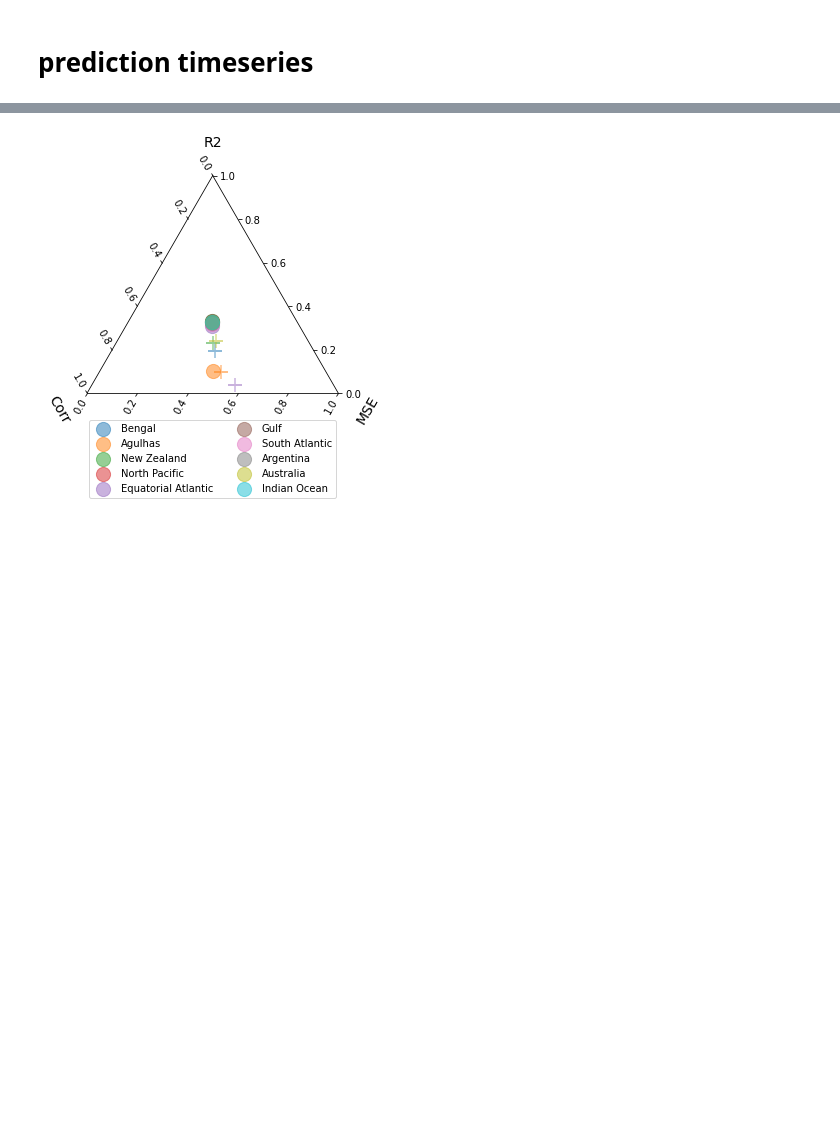
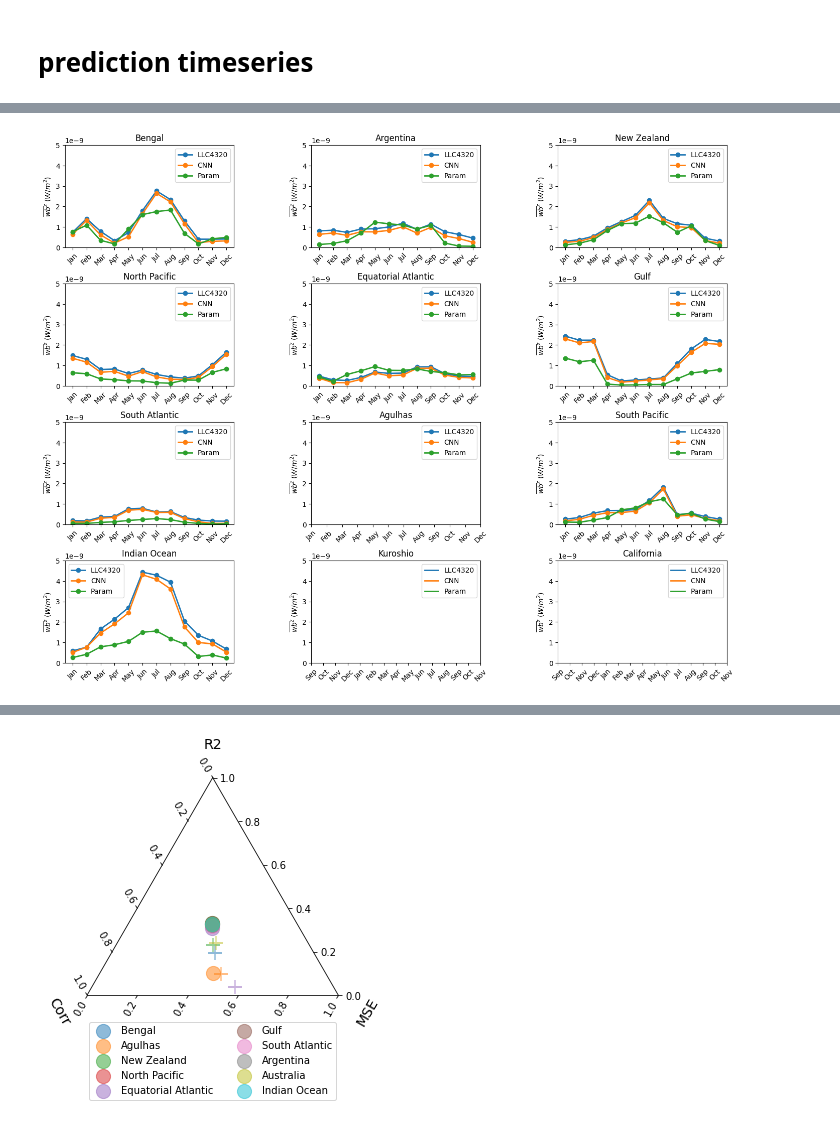
Before and after one commit to abodner/submeso_ML, a Jupyter notebook: notebooks/diagnostics/diagnostics.ipynb, the cells around one changed output, grey strips where cells are left out. Saved outputs shown, nothing was run; the diff lists cells and outputs as text; code cells hidden in the pictures; blank space fills up the shorter version.

```diff
--- a/notebooks/diagnostics/diagnostics.ipynb
+++ b/notebooks/diagnostics/diagnostics.ipynb
@@ -333,43 +415,51 @@ for i_loc in range(10):
 # %%
-fig, axes = plt.subplots(nrows=3, ncols=4,figsize=(15,8))
-fig.tight_layout(pad=3.0)
+fig, axes = plt.subplots(nrows=3, ncols=4,figsize=(15,12))
+fig.tight_layout(pad=5.0)
 
 for i_loc in range(12):
     if i_loc<10:
-        ax = plt.subplot(3,4,i_loc+1)
+        ax = plt.subplot(4,3,i_loc+1)
         my_xticks = [ 'Jan', 'Feb', 'Mar', 'Apr', 'May', 'Jun', 'Jul','Aug','Sep', 'Oct','Nov','Dec',]
         plt.xticks(np.arange(0,12,1), my_xticks,rotation = 45);
         if i_loc==0 or 3 or 6:
-            plt.ylabel('Submesoscale fluxes')
+            plt.ylabel(r'$\overline{wb}^z\ (W/m^2)$')
         plt.plot(np.roll(WB_sg_loc_time_mean[i_loc],-4),'o-',linewidth=2,label='LLC4320')
         plt.plot(np.roll(WB_cnn_loc_time_mean[i_loc],-4),'o-',linewidth=2,label='CNN')
         plt.plot(np.roll(WB_param_loc_time_mean[i_loc],-4),'o-',linewidth=2,label='Param')
 
         plt.title(label_list[i_loc])
         #if i_loc==0:
         plt.ylim([0,5e-9])
         plt.legend()
         #corr_loc[i_loc]
     else:
-        ax = plt.subplot(3,4,i_loc+1)
+        ax = plt.subplot(4,3,i_loc+1)
         my_xticks = ['Sep', 'Oct','Nov','Dec', 'Jan', 'Feb', 'Mar', 'Apr', 'May', 'Jun', 'Jul','Aug','Sep', 'Oct','Nov']
         plt.xticks(np.arange(0,100,100/15), my_xticks,rotation = 45);
         WB_sg_loc_mean_plot = np.nan
         WB_cnn_loc_mean_plot = np.nan
         WB_param_loc_mean_plot = np.nan
 
-        plt.ylabel('Submesoscale fluxes')
+        plt.ylabel(r'$\overline{wb}^z\ (W/m^2)$')
         plt.plot(WB_sg_loc_mean_plot,'-',linewidth=2,label='LLC4320')
         plt.plot(WB_cnn_loc_mean_plot,'-',linewidth=2,label='CNN')
         plt.plot(WB_param_loc_mean_plot,'-',linewidth=2,label='Param')
-        #plt.title(label_list[i_loc])
+        plt.title(label_list[i_loc])
         #if i_loc==0:
         plt.ylim([0,5e-9])
         plt.legend()
+        #clust_data = [[1,1],[1,1]]
+        #collabel=("Corr", r"$R^2$")
+    #ax.axis('tight')
+    #ax.axis('off')
+      #  the_table = ax.table(cellText=clust_data,loc='center')
+
         #corr_loc[i_loc]
 
 
-plt.savefig('./figures/fcnn/timeseries')
+plt.savefig('./figures/timeseries')
+# %% [output]
+[figure, added]
 # %%
 mse_param = np.empty(10)
 mse_cnn = np.empty(10)
```
Also changed, not shown: parts of 13 cells of this notebook, 12 other files.
